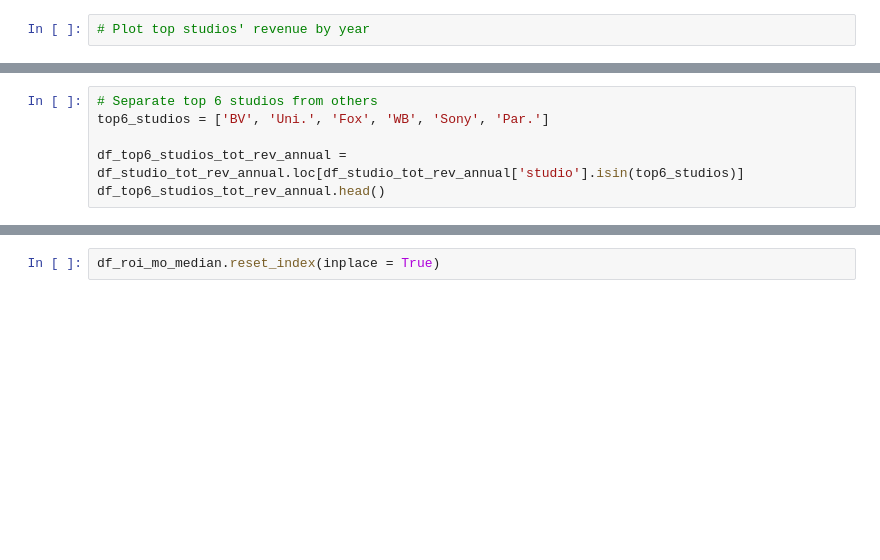
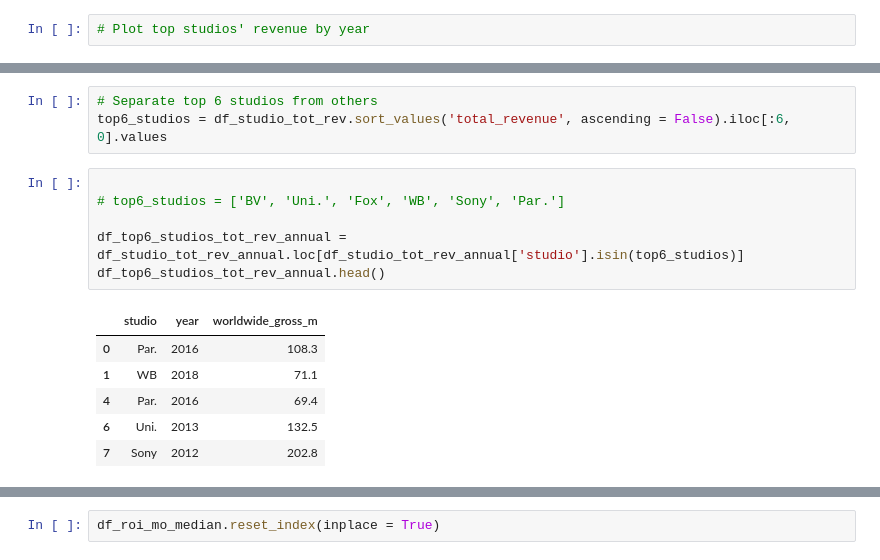
Before and after one commit to magalisolimano/dsc-mod-1-project-v2-1-online-ds-sp-000, a Jupyter notebook: Project1_MagaliSolimano.ipynb, the cells around one changed output, grey strips where cells are left out. Cells and saved outputs as stored; diff of their text form; blank space fills up the shorter version.

```diff
--- a/Project1_MagaliSolimano.ipynb
+++ b/Project1_MagaliSolimano.ipynb
@@ -337,9 +997,19 @@ df_studio_tot_rev_annual.head()
+# %%
+# Separate top 6 studios from others
+top6_studios = df_studio_tot_rev.sort_values('total_revenue', ascending = False).iloc[:6, 0].values
 # %%
-# Separate top 6 studios from others
-top6_studios = ['BV', 'Uni.', 'Fox', 'WB', 'Sony', 'Par.']
+
+# top6_studios = ['BV', 'Uni.', 'Fox', 'WB', 'Sony', 'Par.']
 
 df_top6_studios_tot_rev_annual = df_studio_tot_rev_annual.loc[df_studio_tot_rev_annual['studio'].isin(top6_studios)]
 df_top6_studios_tot_rev_annual.head()
+# %% [output]
+|  | studio | year | worldwide_gross_m |
+| 0 | Par. | 2016 | 108.3 |
+| 1 | WB | 2018 | 71.1 |
+| 4 | Par. | 2016 | 69.4 |
+| 6 | Uni. | 2013 | 132.5 |
+| 7 | Sony | 2012 | 202.8 |
 # %%
 # Group by multiple categories
 df_top6_studios_tot_rev_annual = df_top6_studios_tot_rev_annual.groupby(['year', 'studio']).sum().unstack()
```
Also changed, not shown: parts of 104 cells of this notebook.
